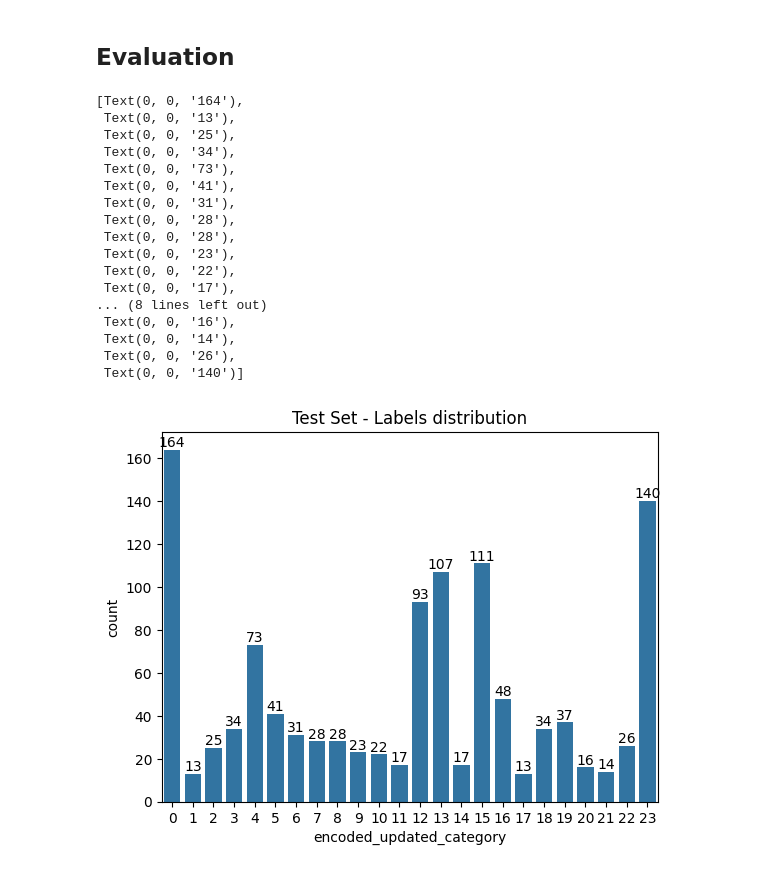
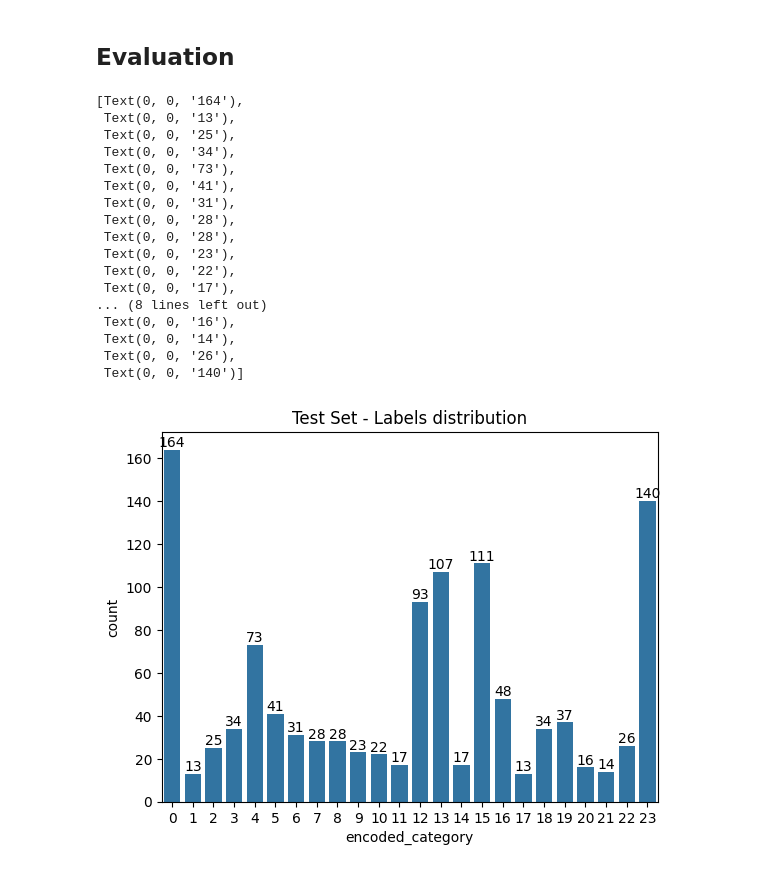
Before and after one commit to aipachakutiqwan/text-classifier, a Jupyter notebook: src/notebooks/Training.ipynb, the cells around one changed output. Saved outputs shown, nothing was run; the diff lists cells and outputs as text; code cells hidden in the pictures.

```diff
--- a/src/notebooks/Training.ipynb
+++ b/src/notebooks/Training.ipynb
@@ -83,4 +70,4 @@ train_df
 # %%
-train_df['preprocessed_content'] = train_df[['content']].apply(preprocess)
-val_df['preprocessed_content'] = val_df[['content']].apply(preprocess)
-test_df['preprocessed_content'] = test_df[['content']].apply(preprocess)
+train_df['preprocessed_content'] = train_df['content'].apply(lambda x: Preprocessing().clean(x))
+val_df['preprocessed_content'] = val_df['content'].apply(lambda x: Preprocessing().clean(x))
+test_df['preprocessed_content'] = test_df['content'].apply(lambda x: Preprocessing().clean(x))
@@ -103,7 +90,7 @@ train_df
 # %% [markdown]
 ## Filter only columns to be used and encode labels
 # %%
-filtered_train_df = train_df[['updated_category', 'preprocessed_content']]
+filtered_train_df = train_df[['category', 'preprocessed_content']]
 filtered_train_df = filtered_train_df.dropna()
 filtered_train_df.head()
 # %% [output]
@@ -116,6 +103,6 @@ filtered_train_df.head()
 # %%
 label_encoder = preprocessing.LabelEncoder()
-label_encoder.fit(filtered_train_df['updated_category'])
-filtered_train_df.loc[:, 'encoded_updated_category'] = label_encoder.transform(filtered_train_df['updated_category'])
+label_encoder.fit(filtered_train_df['category'])
+filtered_train_df.loc[:, 'encoded_category'] = label_encoder.transform(filtered_train_df['category'])
 filtered_train_df.head()
 # %% [output]
@@ -153,12 +140,12 @@ y_train = filtered_train_df['encoded_updated_category']
 # %%
-filtered_val_df = val_df[['updated_category', 'preprocessed_content']]
+filtered_val_df = val_df[['category', 'preprocessed_content']]
 filtered_val_df = filtered_val_df.dropna()
-filtered_val_df.loc[:, 'encoded_updated_category'] = label_encoder.transform(filtered_val_df['updated_category'])
+filtered_val_df.loc[:, 'encoded_category'] = label_encoder.transform(filtered_val_df['category'])
 X_val = filtered_val_df['preprocessed_content']
-y_val = filtered_val_df['encoded_updated_category']
+y_val = filtered_val_df['encoded_category']
 
-filtered_test_df = test_df[['updated_category', 'preprocessed_content']]
+filtered_test_df = test_df[['category', 'preprocessed_content']]
 filtered_test_df = filtered_test_df.dropna()
-filtered_test_df.loc[:, 'encoded_updated_category'] = label_encoder.transform(filtered_test_df['updated_category'])
+filtered_test_df.loc[:, 'encoded_category'] = label_encoder.transform(filtered_test_df['category'])
 X_test = filtered_test_df['preprocessed_content']
-y_test = filtered_test_df['encoded_updated_category']
+y_test = filtered_test_df['encoded_category']
@@ -337,28 +334,28 @@ weighted avg       0.96      0.96      0.96      7697
 # %% [markdown]
 ## Evaluation
 # %%
-ax = sns.countplot(filtered_test_df, x="encoded_updated_category")
+ax = sns.countplot(filtered_test_df, x="encoded_category")
 ax.set_title("Test Set - Labels distribution")
 ax.bar_label(ax.containers[0])
 # %% [output]
 [Text(0, 0, '164'),
  Text(0, 0, '13'),
  Text(0, 0, '25'),
  Text(0, 0, '34'),
  Text(0, 0, '73'),
  Text(0, 0, '41'),
  Text(0, 0, '31'),
  Text(0, 0, '28'),
  Text(0, 0, '28'),
  Text(0, 0, '23'),
  Text(0, 0, '22'),
  Text(0, 0, '17'),
 ... (8 lines left out)
  Text(0, 0, '16'),
  Text(0, 0, '14'),
  Text(0, 0, '26'),
  Text(0, 0, '140')]
-[figure, old version]
+[figure, new version]
 # %%
 y_pred = model.predict(X_test_tfidf)
 # %%
```
Also changed, not shown: parts of 22 cells of this notebook, 14 other files.
